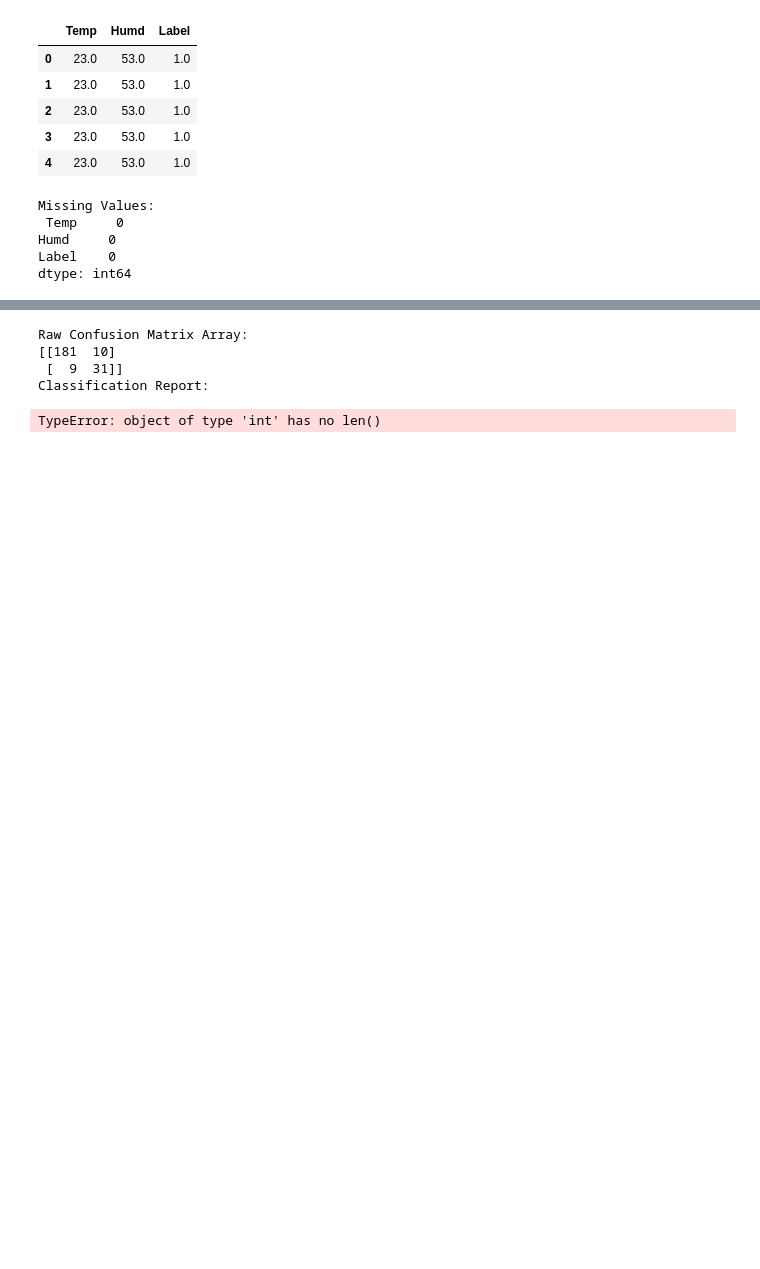
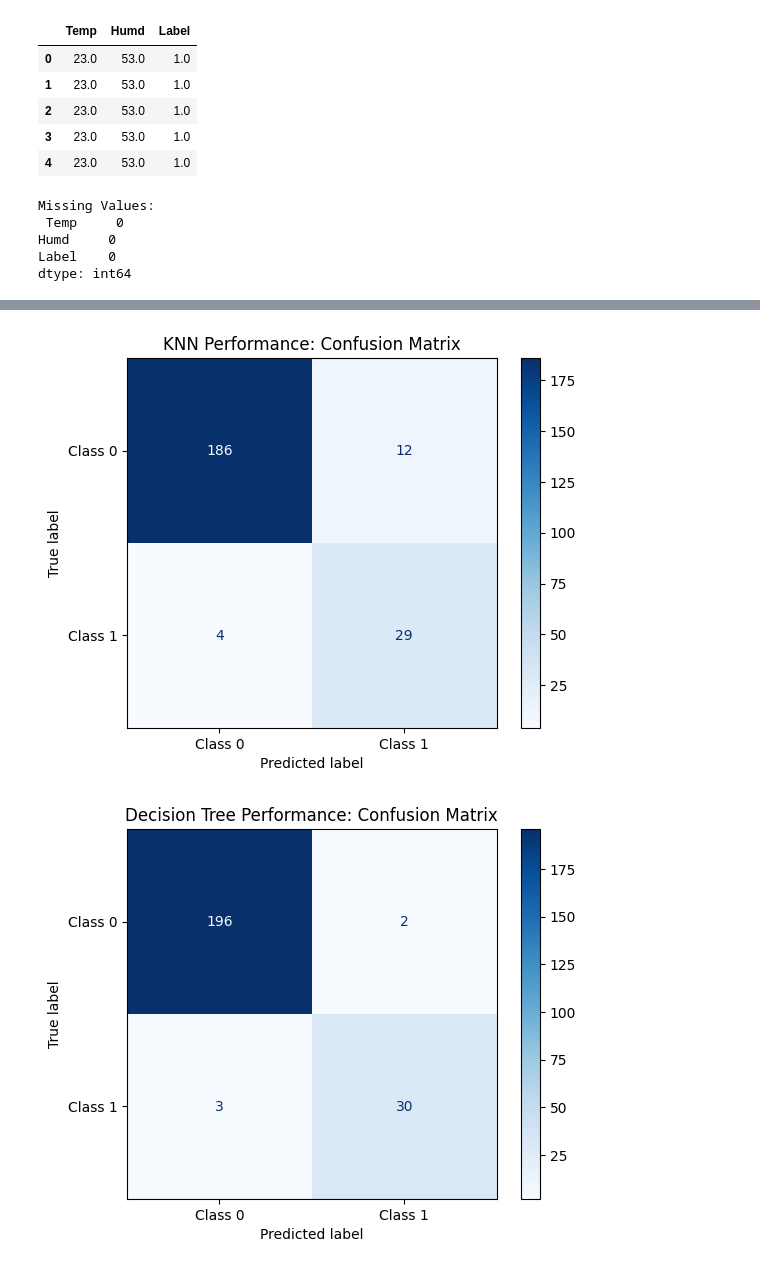
Before and after one commit to thejacksonharding/iot_lab1, a Jupyter notebook: lab1.ipynb, the cells around one changed output, grey strips where cells are left out. Drawn from its saved outputs; the diff is of its cells as text; code cells hidden in the pictures; blank space fills up the shorter version.

Commit message:
Added decison matrix logic and generated graphs

```diff
--- a/lab1.ipynb
+++ b/lab1.ipynb
@@ -87,31 +87,18 @@ SVM Accuracy: 0.8485
 # %%
 import matplotlib.pyplot as plt
 import numpy as np
-from sklearn.metrics import confusion_matrix, ConfusionMatrixDisplay, classification_report
+from sklearn.metrics import confusion_matrix, ConfusionMatrixDisplay
 
-classes = [0, 1]
-cm = confusion_matrix(predict, y_test, labels=classes)
 
-print("Raw Confusion Matrix Array:")
-print(cm)
-
-# 3. Print a comprehensive classification report (Precision, Recall, F1-Score)
-print("Classification Report:")
-print(classification_report(predict, y_test, target_names=classes))
-
-# 4. Plot the confusion matrix visually
-disp = ConfusionMatrixDisplay(confusion_matrix=cm, display_labels=classes)
-
-# Customize the plot appearance (using a clean blue color map)
-disp.plot(cmap=plt.cm.Blues, values_format='d')
-
-plt.title('Model Performance Evaluation')
-plt.xlabel('Predicted Label')
-plt.ylabel('True Label')
-plt.show()
+for name, model in models.items():
+    model.fit(x_train, y_train)
+    pred = model.predict(x_test)
+    acc = metrics.accuracy_score(y_test, pred)
+    cm = confusion_matrix(y_test, pred)
+    disp = ConfusionMatrixDisplay(confusion_matrix=cm, display_labels=['Class 0', 'Class 1'])
+    disp.plot(cmap=plt.cm.Blues)
+    plt.title(f"{name} Performance: Confusion Matrix")
+    plt.show()
 # %% [output]
-Raw Confusion Matrix Array:
-[[181  10]
- [  9  31]]
-Classification Report:
-TypeError: object of type 'int' has no len()
+[figure, added]
+[figure, added]
```
Also changed, not shown: parts of 3 cells of this notebook, 1 other file.
